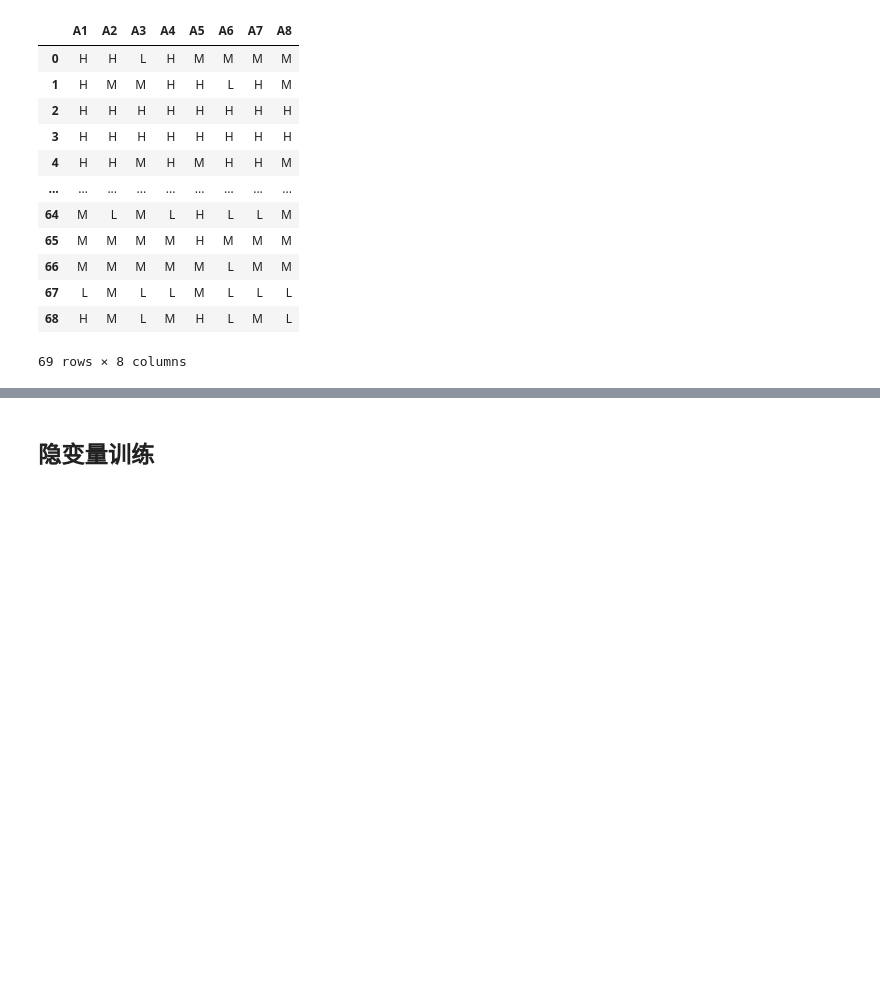
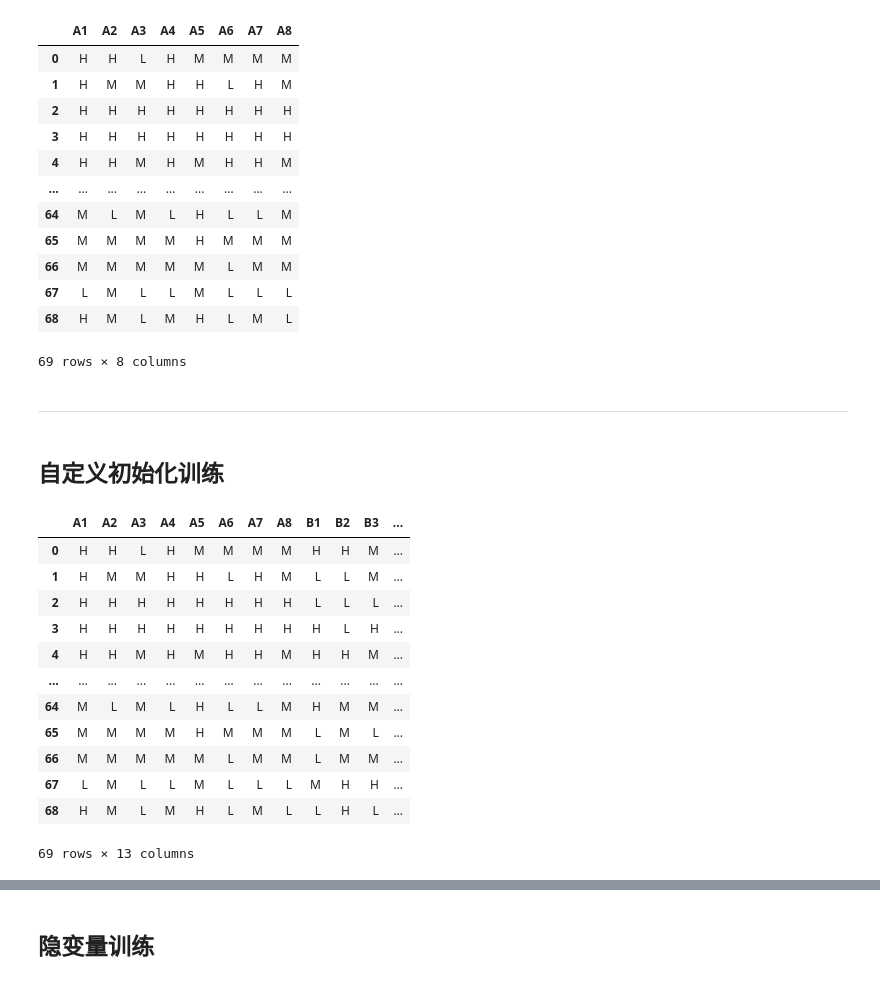
Before and after one commit to Zhou1317fe5/ml-projects, a Jupyter notebook: 贝叶斯危化品仓储风险分析/code/HCSRW_BayesianNetwork.ipynb, the cells around one changed output, grey strips where cells are left out. Cells and saved outputs as stored; diff of their text form; code cells hidden in the pictures; blank space fills up the shorter version.

```diff
--- a/贝叶斯危化品仓储风险分析/code/HCSRW_BayesianNetwork.ipynb
+++ b/贝叶斯危化品仓储风险分析/code/HCSRW_BayesianNetwork.ipynb
@@ -385,3 +385,33 @@ get_train_data()
 | 67 | L | M | L | L | M | L | L | L |
 | 68 | H | M | L | M | H | L | M | L |
 69 rows × 8 columns
+# %% [markdown]
+--------
+# %% [markdown]
+## 自定义初始化训练
+# %%
+data_random = get_train_data()
+
+# 要添加的列名列表
+new_columns = ['B1', 'B2', 'B3', 'B4', 'C']
+# 添加新列
+for col in new_columns:
+    data_random[col] = ''  # 假设初始值都设置为空
+# Randomly assign values to B1-B4 and C columns
+for col in new_columns:
+    data_random[col] = np.random.choice(['L', 'M', 'H'], size=len(data_random))
+data_random
+# %% [output]
+|  | A1 | A2 | A3 | A4 | A5 | A6 | A7 | A8 | B1 | B2 | B3 | ... |
+| 0 | H | H | L | H | M | M | M | M | H | H | M | ... |
+| 1 | H | M | M | H | H | L | H | M | L | L | M | ... |
+| 2 | H | H | H | H | H | H | H | H | L | L | L | ... |
+| 3 | H | H | H | H | H | H | H | H | H | L | H | ... |
+| 4 | H | H | M | H | M | H | H | M | H | H | M | ... |
+| ... | ... | ... | ... | ... | ... | ... | ... | ... | ... | ... | ... | ... |
+| 64 | M | L | M | L | H | L | L | M | H | M | M | ... |
+| 65 | M | M | M | M | H | M | M | M | L | M | L | ... |
+| 66 | M | M | M | M | M | L | M | M | L | M | M | ... |
+| 67 | L | M | L | L | M | L | L | L | M | H | H | ... |
+| 68 | H | M | L | M | H | L | M | L | L | H | L | ... |
+69 rows × 13 columns
```
Also changed, not shown: parts of 10 cells of this notebook, 4 other files.
